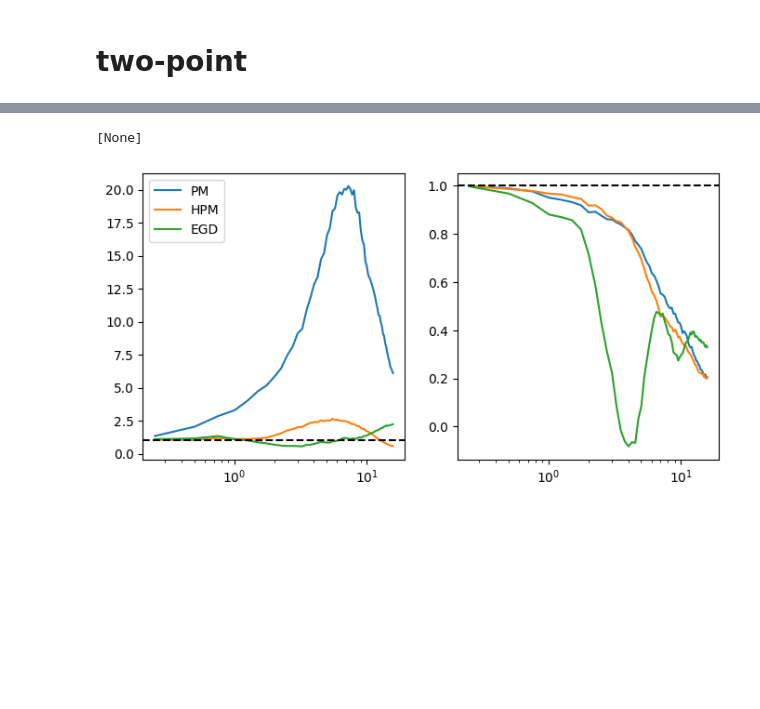
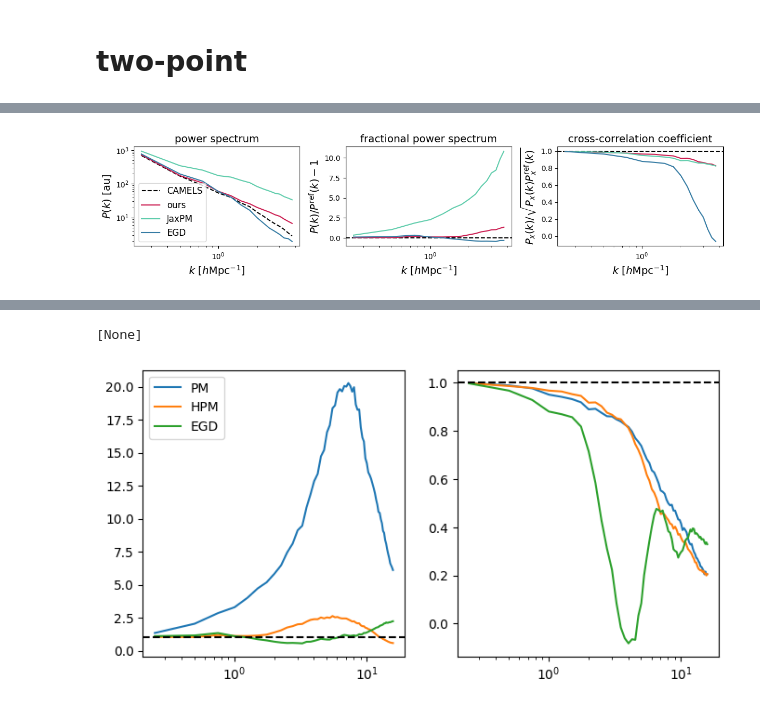
Before and after one commit to Arne-Thomsen/JaxPM, a Jupyter notebook: dev/hpm/plotting/hpm_outputs.ipynb, the cells around one changed output, grey strips where cells are left out. Saved outputs shown, nothing was run; the diff lists cells and outputs as text; code cells hidden in the pictures; blank space fills up the shorter version.

```diff
--- a/dev/hpm/plotting/hpm_outputs.ipynb
+++ b/dev/hpm/plotting/hpm_outputs.ipynb
@@ -341,0 +624,51 @@ x_spectrum = lambda delta_1, delta_2: cross_correlation_coefficients(
+# %%
+# colors = sns.color_palette(["#5eccab", "#e6a176", "#00678a"])
+# colors = sns.color_palette("colorblind")
+
+# pm_color = sns.color_palette("rocket", 3)[-1]
+# hpm_color = sns.color_palette("rocket", 3)[0]
+# egd_color = sns.color_palette("mako", 1)[0]
+
+pm_color = "#5eccab"
+hpm_color = sns.color_palette("rocket", 1)[0]
+egd_color = sns.color_palette("mako", 1)[0]
+colors = [pm_color, hpm_color, egd_color]
+
+inds = k < 4.0
+xlabel = r"$k$ [$h \text{Mpc}^{-1}$]"
+fontsize = 14
+
+fig, ax = plt.subplots(figsize=(12, 3), ncols=3, nrows=1, sharex=True)
+
+ax[0].plot(k[inds], ref_pk_gas[inds], label="CAMELS", color="k", linestyle="--")
+ax[0].plot(k[inds], hpm_pk_gas[inds], label="ours", color=colors[1])
+ax[0].plot(k[inds], pm_pk_gas[inds], label="JaxPM", color=colors[0])
+ax[0].plot(k[inds], egd_pk_gas[inds], label="EGD", color=colors[2])
+ax[0].set_xlabel(xlabel, fontsize=fontsize)
+ax[0].set_ylabel(r"$P(k)$ [au]", fontsize=fontsize)
+ax[0].set_title("power spectrum", fontsize=fontsize)
+
+ax[0].legend(loc="lower left", fontsize=fontsize-2)
+ax[0].set(xscale="log", yscale="log")
+
+ax[1].axhline(0, color="k", linestyle="--")
+ax[1].plot(k[inds], hpm_pk_gas[inds] / ref_pk_gas[inds] - 1, color=colors[1])
+ax[1].plot(k[inds], pm_pk_gas[inds] / ref_pk_gas[inds] - 1, color=colors[0])
+ax[1].plot(k[inds], egd_pk_gas[inds] / ref_pk_gas[inds] - 1, color=colors[2])
+ax[1].set_xlabel(xlabel, fontsize=fontsize)
+ax[1].set_ylabel(r"$P(k)/P^\text{ref}(k) - 1$", fontsize=fontsize)
+ax[1].set_title("fractional power spectrum", fontsize=fontsize)
+
+ax[2].axhline(1, color="k", linestyle="--")
+ax[2].plot(k[inds], hpm_xpk_gas[inds] / np.sqrt(hpm_pk_gas[inds] * ref_pk_gas[inds]), color=colors[1])
+ax[2].plot(k[inds], pm_xpk_gas[inds] / np.sqrt(pm_pk_gas[inds] * ref_pk_gas[inds]), color=colors[0])
+ax[2].plot(k[inds], egd_xpk_gas[inds] / np.sqrt(egd_pk_gas[inds] * ref_pk_gas[inds]), color=colors[2])
+ax[2].set_xlabel(xlabel, fontsize=fontsize)
+ax[2].set_ylabel(r"$P_x(k) / \sqrt{P_x(k) P_x^\text{ref}(k)}$", fontsize=fontsize)
+ax[2].set_title("cross-correlation coefficient", fontsize=fontsize)
+
+fig.tight_layout()
+
+fig.savefig(f"plots/final_2pt_mesh={mesh_per_dim}.pdf", bbox_inches="tight", dpi=300)
+# %% [output]
+[figure, added]
```
Also changed, not shown: parts of 16 cells of this notebook, 20 other files.
